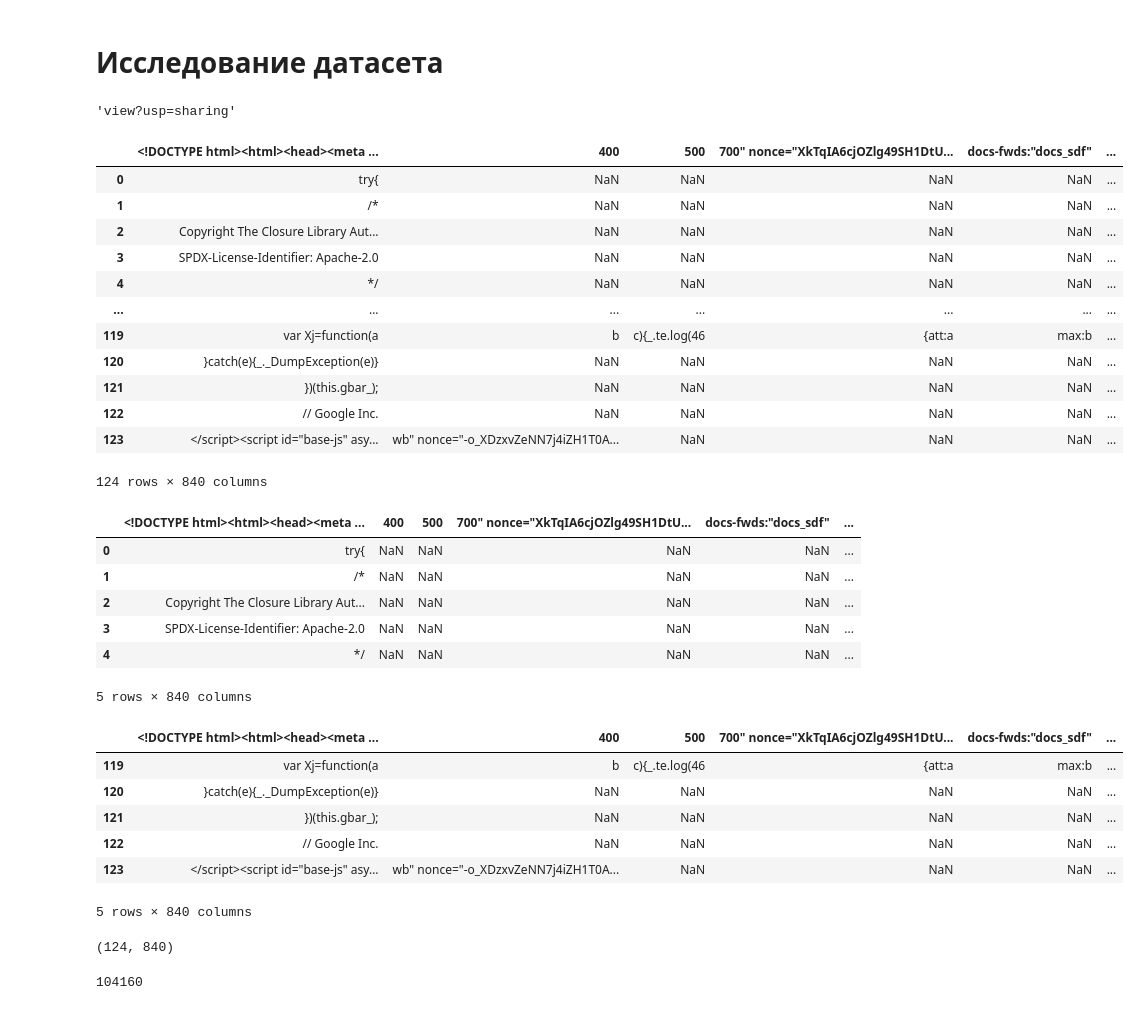
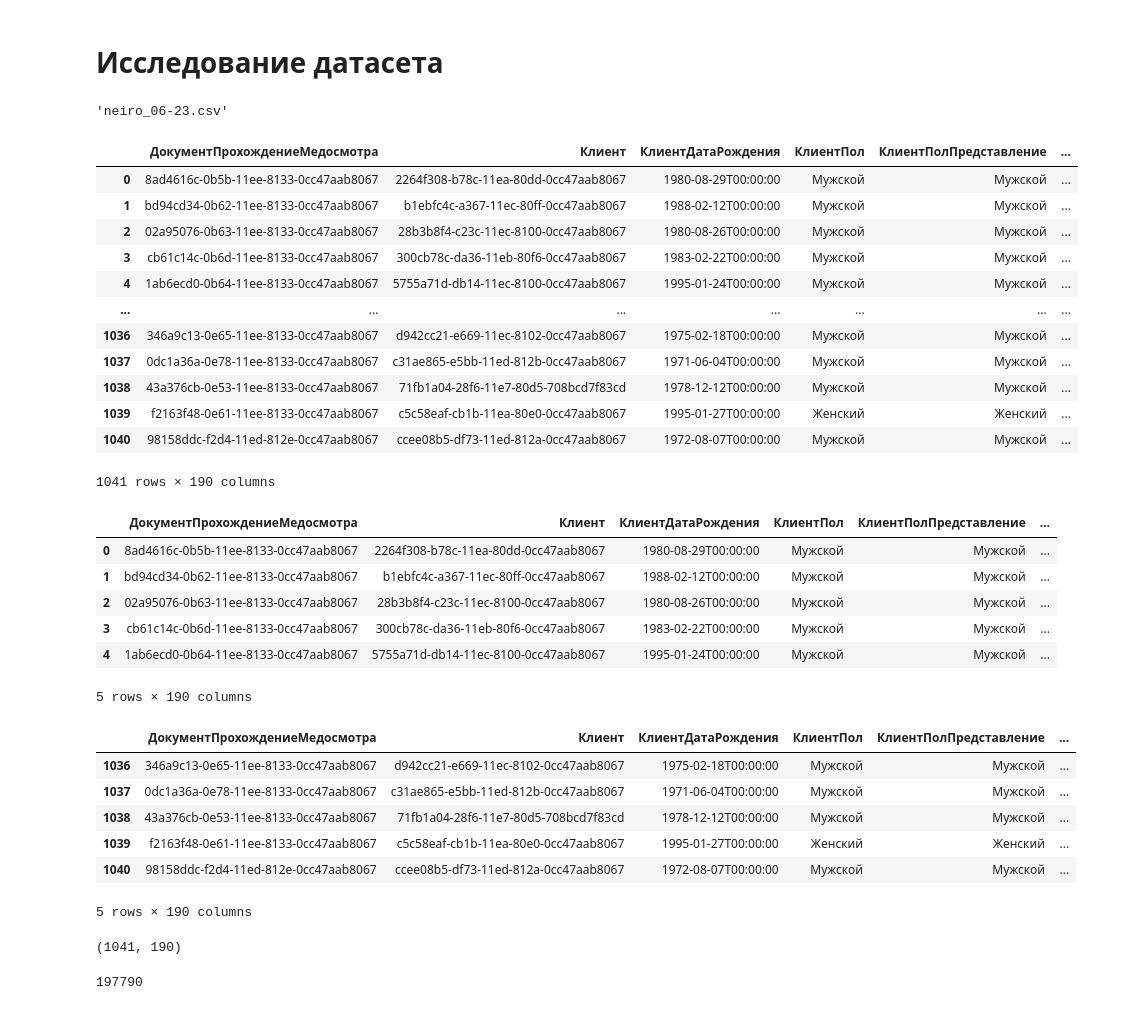
Before and after one commit to Untick/InspectrumClinic_RS_gr2, a Jupyter notebook: Fedoseev Sergey/Стажировка_Профпатолог_21_06_28_06_ipynb".ipynb, the cells around one changed output. Cells and saved outputs as stored; diff of their text form; code cells hidden in the pictures.

```diff
--- a/Fedoseev Sergey/Стажировка_Профпатолог_21_06_28_06_ipynb".ipynb
+++ b/Fedoseev Sergey/Стажировка_Профпатолог_21_06_28_06_ipynb".ipynb
@@ -11,61 +11,62 @@ import pandas as pd
 
 # Загрузка файла из облака в colab https://drive.google.com/file/d/1NfvE3AheuFFLLRAKzpKl2I6TYVs5MQSB/view?usp=sharing
 import gdown
-#gdown.download('https://storage.yandexcloud.net/terratraineeship/23_InspectrumClinic_RS/datasets/26.06%20new%20dataset.zip', None, quiet=True)
-gdown.download('https://drive.google.com/file/d/1NfvE3AheuFFLLRAKzpKl2I6TYVs5MQSB/view?usp=sharing', None, quiet=True)
+gdown.download('https://drive.google.com/uc?id=1NfvE3AheuFFLLRAKzpKl2I6TYVs5MQSB', None, quiet=True)
+# gdown.download('https://drive.google.com/file/d/1NfvE3AheuFFLLRAKzpKl2I6TYVs5MQSB/view?usp=sharing', None, quiet=True)
 # %% [output]
-'view?usp=sharing'
+'neiro_06-23.csv'
 # %%
 # Создадаем переменную data, в которую с помощью функции pd.read_csv() загружаем данные из файла
-data = pd.read_csv('view?usp=sharing')
+# data = pd.read_csv('view?usp=sharing')
+data = pd.read_csv('neiro_06-23.csv', sep = ';', on_bad_lines='skip', engine='python' )
 # Вывод датасета на экран
 data
 # %% [output]
-|  | <!DOCTYPE html><html><head><meta ... | 400 | 500 | 700" nonce="XkTqIA6cjOZlg49SH1DtU... | docs-fwds:"docs_sdf" | ... |
-| 0 | try{ | NaN | NaN | NaN | NaN | ... |
-| 1 | /* | NaN | NaN | NaN | NaN | ... |
-| 2 | Copyright The Closure Library Aut... | NaN | NaN | NaN | NaN | ... |
-| 3 | SPDX-License-Identifier: Apache-2.0 | NaN | NaN | NaN | NaN | ... |
-| 4 | */ | NaN | NaN | NaN | NaN | ... |
+|  | ДокументПрохождениеМедосмотра | Клиент | КлиентДатаРождения | КлиентПол | КлиентПолПредставление | ... |
+| 0 | 8ad4616c-0b5b-11ee-8133-0cc47aab8067 | 2264f308-b78c-11ea-80dd-0cc47aab8067 | 1980-08-29T00:00:00 | Мужской | Мужской | ... |
+| 1 | bd94cd34-0b62-11ee-8133-0cc47aab8067 | b1ebfc4c-a367-11ec-80ff-0cc47aab8067 | 1988-02-12T00:00:00 | Мужской | Мужской | ... |
+| 2 | 02a95076-0b63-11ee-8133-0cc47aab8067 | 28b3b8f4-c23c-11ec-8100-0cc47aab8067 | 1980-08-26T00:00:00 | Мужской | Мужской | ... |
+| 3 | cb61c14c-0b6d-11ee-8133-0cc47aab8067 | 300cb78c-da36-11eb-80f6-0cc47aab8067 | 1983-02-22T00:00:00 | Мужской | Мужской | ... |
+| 4 | 1ab6ecd0-0b64-11ee-8133-0cc47aab8067 | 5755a71d-db14-11ec-8100-0cc47aab8067 | 1995-01-24T00:00:00 | Мужской | Мужской | ... |
 | ... | ... | ... | ... | ... | ... | ... |
-| 119 | var Xj=function(a | b | c){_.te.log(46 | {att:a | max:b | ... |
-| 120 | }catch(e){_._DumpException(e)} | NaN | NaN | NaN | NaN | ... |
-| 121 | })(this.gbar_); | NaN | NaN | NaN | NaN | ... |
-| 122 | // Google Inc. | NaN | NaN | NaN | NaN | ... |
-| 123 | </script><script id="base-js" asy... | wb" nonce="-o_XDzxvZeNN7j4iZH1T0A... | NaN | NaN | NaN | ... |
+| 1036 | 346a9c13-0e65-11ee-8133-0cc47aab8067 | d942cc21-e669-11ec-8102-0cc47aab8067 | 1975-02-18T00:00:00 | Мужской | Мужской | ... |
+| 1037 | 0dc1a36a-0e78-11ee-8133-0cc47aab8067 | c31ae865-e5bb-11ed-812b-0cc47aab8067 | 1971-06-04T00:00:00 | Мужской | Мужской | ... |
+| 1038 | 43a376cb-0e53-11ee-8133-0cc47aab8067 | 71fb1a04-28f6-11e7-80d5-708bcd7f83cd | 1978-12-12T00:00:00 | Мужской | Мужской | ... |
+| 1039 | f2163f48-0e61-11ee-8133-0cc47aab8067 | c5c58eaf-cb1b-11ea-80e0-0cc47aab8067 | 1995-01-27T00:00:00 | Женский | Женский | ... |
+| 1040 | 98158ddc-f2d4-11ed-812e-0cc47aab8067 | ccee08b5-df73-11ed-812a-0cc47aab8067 | 1972-08-07T00:00:00 | Мужской | Мужской | ... |
-124 rows × 840 columns
+1041 rows × 190 columns
 # %%
 # Создание копии датасета
 data_backup = data.copy()
 # Вывод на экран первых и последних пяти строк
 data.head()
 # %% [output]
-|  | <!DOCTYPE html><html><head><meta ... | 400 | 500 | 700" nonce="XkTqIA6cjOZlg49SH1DtU... | docs-fwds:"docs_sdf" | ... |
-| 0 | try{ | NaN | NaN | NaN | NaN | ... |
-| 1 | /* | NaN | NaN | NaN | NaN | ... |
-| 2 | Copyright The Closure Library Aut... | NaN | NaN | NaN | NaN | ... |
-| 3 | SPDX-License-Identifier: Apache-2.0 | NaN | NaN | NaN | NaN | ... |
-| 4 | */ | NaN | NaN | NaN | NaN | ... |
+|  | ДокументПрохождениеМедосмотра | Клиент | КлиентДатаРождения | КлиентПол | КлиентПолПредставление | ... |
+| 0 | 8ad4616c-0b5b-11ee-8133-0cc47aab8067 | 2264f308-b78c-11ea-80dd-0cc47aab8067 | 1980-08-29T00:00:00 | Мужской | Мужской | ... |
+| 1 | bd94cd34-0b62-11ee-8133-0cc47aab8067 | b1ebfc4c-a367-11ec-80ff-0cc47aab8067 | 1988-02-12T00:00:00 | Мужской | Мужской | ... |
+| 2 | 02a95076-0b63-11ee-8133-0cc47aab8067 | 28b3b8f4-c23c-11ec-8100-0cc47aab8067 | 1980-08-26T00:00:00 | Мужской | Мужской | ... |
+| 3 | cb61c14c-0b6d-11ee-8133-0cc47aab8067 | 300cb78c-da36-11eb-80f6-0cc47aab8067 | 1983-02-22T00:00:00 | Мужской | Мужской | ... |
+| 4 | 1ab6ecd0-0b64-11ee-8133-0cc47aab8067 | 5755a71d-db14-11ec-8100-0cc47aab8067 | 1995-01-24T00:00:00 | Мужской | Мужской | ... |
-5 rows × 840 columns
+5 rows × 190 columns
 # %%
 data.tail()
 # %% [output]
-|  | <!DOCTYPE html><html><head><meta ... | 400 | 500 | 700" nonce="XkTqIA6cjOZlg49SH1DtU... | docs-fwds:"docs_sdf" | ... |
-| 119 | var Xj=function(a | b | c){_.te.log(46 | {att:a | max:b | ... |
-| 120 | }catch(e){_._DumpException(e)} | NaN | NaN | NaN | NaN | ... |
-| 121 | })(this.gbar_); | NaN | NaN | NaN | NaN | ... |
-| 122 | // Google Inc. | NaN | NaN | NaN | NaN | ... |
-| 123 | </script><script id="base-js" asy... | wb" nonce="-o_XDzxvZeNN7j4iZH1T0A... | NaN | NaN | NaN | ... |
+|  | ДокументПрохождениеМедосмотра | Клиент | КлиентДатаРождения | КлиентПол | КлиентПолПредставление | ... |
+| 1036 | 346a9c13-0e65-11ee-8133-0cc47aab8067 | d942cc21-e669-11ec-8102-0cc47aab8067 | 1975-02-18T00:00:00 | Мужской | Мужской | ... |
+| 1037 | 0dc1a36a-0e78-11ee-8133-0cc47aab8067 | c31ae865-e5bb-11ed-812b-0cc47aab8067 | 1971-06-04T00:00:00 | Мужской | Мужской | ... |
+| 1038 | 43a376cb-0e53-11ee-8133-0cc47aab8067 | 71fb1a04-28f6-11e7-80d5-708bcd7f83cd | 1978-12-12T00:00:00 | Мужской | Мужской | ... |
+| 1039 | f2163f48-0e61-11ee-8133-0cc47aab8067 | c5c58eaf-cb1b-11ea-80e0-0cc47aab8067 | 1995-01-27T00:00:00 | Женский | Женский | ... |
+| 1040 | 98158ddc-f2d4-11ed-812e-0cc47aab8067 | ccee08b5-df73-11ed-812a-0cc47aab8067 | 1972-08-07T00:00:00 | Мужской | Мужской | ... |
-5 rows × 840 columns
+5 rows × 190 columns
 # %%
 # Анализ датасета
 data.shape
 # %% [output]
-(124, 840)
+(1041, 190)
 # %%
 data.size
 # %% [output]
-104160
+197790
 # %%
 data.count
 # %% [output]
```
Also changed, not shown: parts of 8 cells of this notebook.
